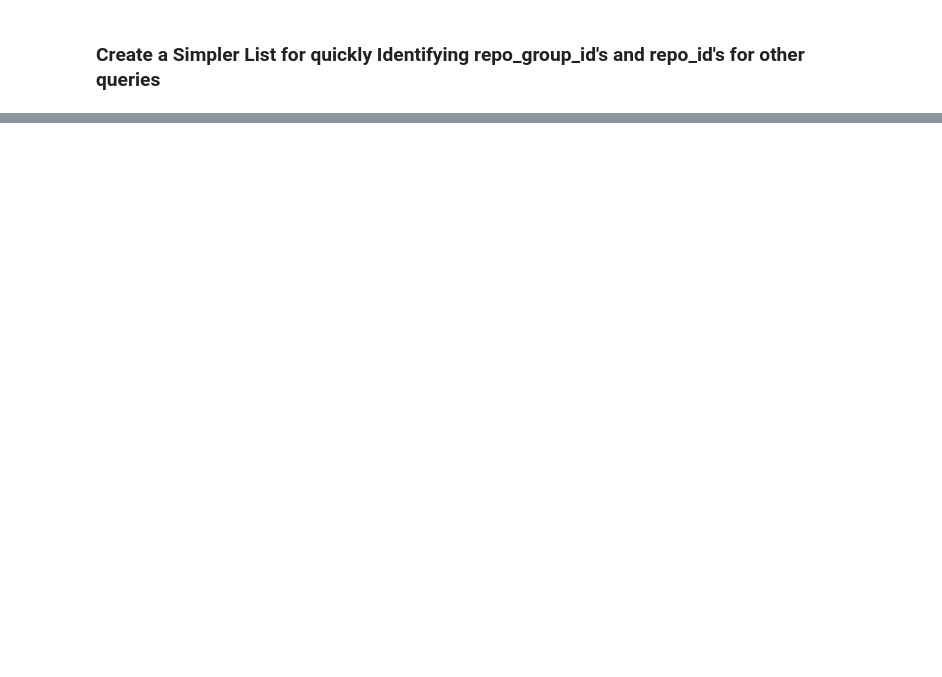
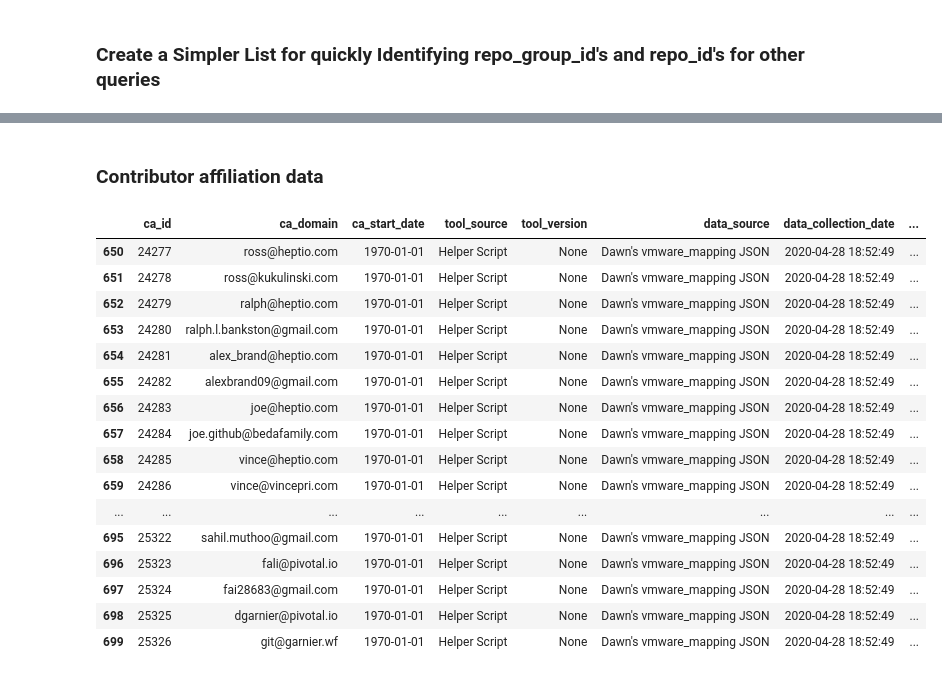
Before and after one commit to oss-aspen/Rappel, a Jupyter notebook: notebooks/demo_augur/START_HERE.ipynb, the cells around one changed output, grey strips where cells are left out. Saved outputs shown, nothing was run; the diff lists cells and outputs as text; code cells hidden in the pictures; blank space fills up the shorter version.

Commit message:
Start_here Notebook updates

```diff
--- a/notebooks/demo_augur/START_HERE.ipynb
+++ b/notebooks/demo_augur/START_HERE.ipynb
@@ -116,0 +182,31 @@ dtype: object
+# %% [markdown]
+### Contributor affiliation data
+# %%
+repolist = pd.DataFrame()
+
+repo_query = salc.sql.text(f"""
+             SET SCHEMA 'augur_data';
+             SELECT * FROM contributor_affiliations
+    """)
+
+repolist = pd.read_sql(repo_query, con=engine)
+
+repolist[650:700]
+# %% [output]
+|  | ca_id | ca_domain | ca_start_date | tool_source | tool_version | data_source | data_collection_date | ... |
+| 650 | 24277 | ross@heptio.com | 1970-01-01 | Helper Script | None | Dawn's vmware_mapping JSON | 2020-04-28 18:52:49 | ... |
+| 651 | 24278 | ross@kukulinski.com | 1970-01-01 | Helper Script | None | Dawn's vmware_mapping JSON | 2020-04-28 18:52:49 | ... |
+| 652 | 24279 | ralph@heptio.com | 1970-01-01 | Helper Script | None | Dawn's vmware_mapping JSON | 2020-04-28 18:52:49 | ... |
+| 653 | 24280 | ralph.l.bankston@gmail.com | 1970-01-01 | Helper Script | None | Dawn's vmware_mapping JSON | 2020-04-28 18:52:49 | ... |
+| 654 | 24281 | alex_brand@heptio.com | 1970-01-01 | Helper Script | None | Dawn's vmware_mapping JSON | 2020-04-28 18:52:49 | ... |
+| 655 | 24282 | alexbrand09@gmail.com | 1970-01-01 | Helper Script | None | Dawn's vmware_mapping JSON | 2020-04-28 18:52:49 | ... |
+| 656 | 24283 | joe@heptio.com | 1970-01-01 | Helper Script | None | Dawn's vmware_mapping JSON | 2020-04-28 18:52:49 | ... |
+| 657 | 24284 | joe.github@bedafamily.com | 1970-01-01 | Helper Script | None | Dawn's vmware_mapping JSON | 2020-04-28 18:52:49 | ... |
+| 658 | 24285 | vince@heptio.com | 1970-01-01 | Helper Script | None | Dawn's vmware_mapping JSON | 2020-04-28 18:52:49 | ... |
+| 659 | 24286 | vince@vincepri.com | 1970-01-01 | Helper Script | None | Dawn's vmware_mapping JSON | 2020-04-28 18:52:49 | ... |
+| ... | ... | ... | ... | ... | ... | ... | ... | ... |
+| 695 | 25322 | sahil.muthoo@gmail.com | 1970-01-01 | Helper Script | None | Dawn's vmware_mapping JSON | 2020-04-28 18:52:49 | ... |
+| 696 | 25323 | fali@pivotal.io | 1970-01-01 | Helper Script | None | Dawn's vmware_mapping JSON | 2020-04-28 18:52:49 | ... |
+| 697 | 25324 | fai28683@gmail.com | 1970-01-01 | Helper Script | None | Dawn's vmware_mapping JSON | 2020-04-28 18:52:49 | ... |
+| 698 | 25325 | dgarnier@pivotal.io | 1970-01-01 | Helper Script | None | Dawn's vmware_mapping JSON | 2020-04-28 18:52:49 | ... |
+| 699 | 25326 | git@garnier.wf | 1970-01-01 | Helper Script | None | Dawn's vmware_mapping JSON | 2020-04-28 18:52:49 | ... |
```
Also changed, not shown: parts of 8 cells of this notebook, 1 other file.
